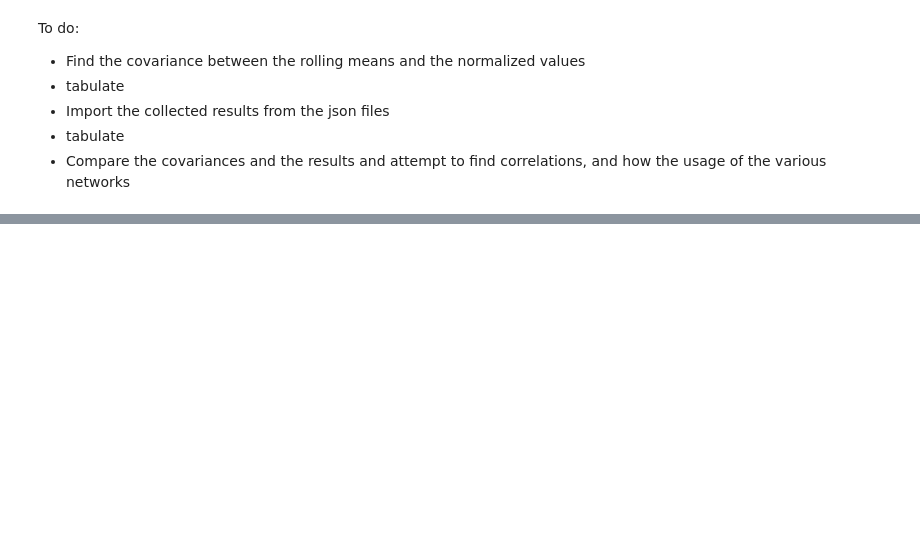
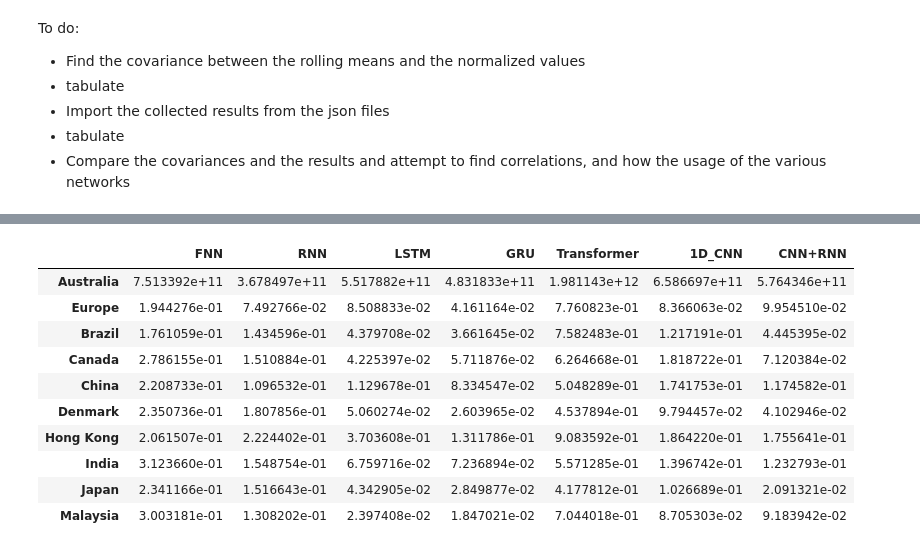
Before and after one commit to P3rdix/DL_Currency_Exchange_Rate, a Jupyter notebook: Data analysis.ipynb, the cells around one changed output, grey strips where cells are left out. Cells and saved outputs as stored; diff of their text form; code cells hidden in the pictures; blank space fills up the shorter version.

```diff
--- a/Data analysis.ipynb
+++ b/Data analysis.ipynb
@@ -235,0 +362,14 @@ To do:
+# %%
+mape
+# %% [output]
+|  | FNN | RNN | LSTM | GRU | Transformer | 1D_CNN | CNN+RNN |
+| Australia | 7.513392e+11 | 3.678497e+11 | 5.517882e+11 | 4.831833e+11 | 1.981143e+12 | 6.586697e+11 | 5.764346e+11 |
+| Europe | 1.944276e-01 | 7.492766e-02 | 8.508833e-02 | 4.161164e-02 | 7.760823e-01 | 8.366063e-02 | 9.954510e-02 |
+| Brazil | 1.761059e-01 | 1.434596e-01 | 4.379708e-02 | 3.661645e-02 | 7.582483e-01 | 1.217191e-01 | 4.445395e-02 |
+| Canada | 2.786155e-01 | 1.510884e-01 | 4.225397e-02 | 5.711876e-02 | 6.264668e-01 | 1.818722e-01 | 7.120384e-02 |
+| China | 2.208733e-01 | 1.096532e-01 | 1.129678e-01 | 8.334547e-02 | 5.048289e-01 | 1.741753e-01 | 1.174582e-01 |
+| Denmark | 2.350736e-01 | 1.807856e-01 | 5.060274e-02 | 2.603965e-02 | 4.537894e-01 | 9.794457e-02 | 4.102946e-02 |
+| Hong Kong | 2.061507e-01 | 2.224402e-01 | 3.703608e-01 | 1.311786e-01 | 9.083592e-01 | 1.864220e-01 | 1.755641e-01 |
+| India | 3.123660e-01 | 1.548754e-01 | 6.759716e-02 | 7.236894e-02 | 5.571285e-01 | 1.396742e-01 | 1.232793e-01 |
+| Japan | 2.341166e-01 | 1.516643e-01 | 4.342905e-02 | 2.849877e-02 | 4.177812e-01 | 1.026689e-01 | 2.091321e-02 |
+| Malaysia | 3.003181e-01 | 1.308202e-01 | 2.397408e-02 | 1.847021e-02 | 7.044018e-01 | 8.705303e-02 | 9.183942e-02 |
```
Also changed, not shown: parts of 31 cells of this notebook.
